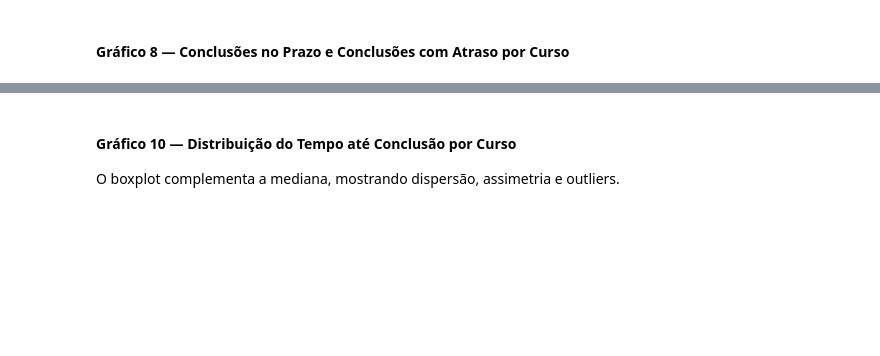
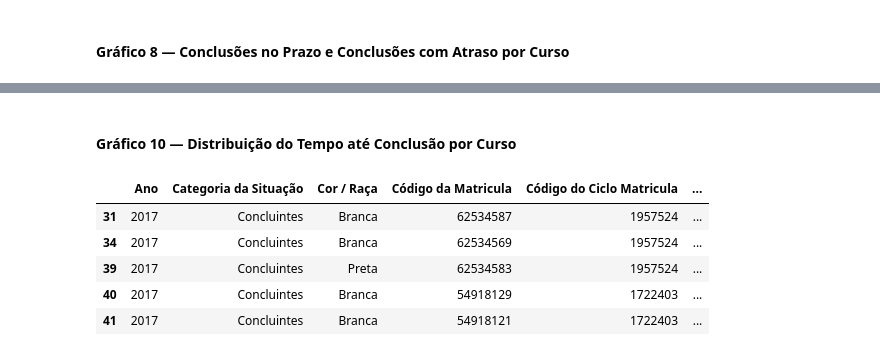
Before and after one commit to carolventuri/TCC, a Jupyter notebook: notebooks/2_graficos_visao_geral.ipynb, the cells around one changed output, grey strips where cells are left out. Cells and saved outputs as stored; diff of their text form; code cells hidden in the pictures; blank space fills up the shorter version.

```diff
--- a/notebooks/2_graficos_visao_geral.ipynb
+++ b/notebooks/2_graficos_visao_geral.ipynb
@@ -576,29 +540,40 @@ tempo_mediano.sort_values("Mediana", ascending=False) if len(df_conc) > 0 else p
 # %% [markdown]
 #### Gráfico 10 — Distribuição do Tempo até Conclusão por Curso
-
-O boxplot complementa a mediana, mostrando dispersão, assimetria e outliers.
 # %%
 if len(df_conc) > 0:
-    ordem_box = (
-        df_conc.groupby("Nome de Curso")["Anos_Conclusao"]
-        .median()
-        .sort_values(ascending=False)
-        .index.tolist()
-    )
+        ordem_box = (
+            df_conc
+            .groupby("Nome de Curso")["Anos_Conclusao"]
+            .median()
+            .sort_values(ascending=False)
+            .index
+            .tolist()
+        )
 
-    fig_g10 = px.box(
-        df_conc,
-        x="Nome de Curso",
-        y="Anos_Conclusao",
-        color="Nome de Curso",
-        color_discrete_map=CORES_CURSO_LIGHT,
-        points="outliers",
-        title="10 — Distribuição do Tempo até Conclusão por Curso",
-        labels={"Anos_Conclusao": "Anos após o ingresso", "Nome de Curso": ""},
-        category_orders={"Nome de Curso": ordem_box},
-    )
-    fig_g10.update_layout(showlegend=False, xaxis_tickangle=-30)
-    aplicar_layout_light(fig_g10)
-    fig_g10.show()
+        fig_g10 = px.box(
+            df_conc,
+            x="Nome de Curso",
+            y="Anos_Conclusao",
+            color="Nome de Curso",
+            color_discrete_map=CORES_CURSO_LIGHT,
+            points="outliers",
+            title="10 — Distribuição do Tempo até Conclusão por Curso",
+            labels={"Anos_Conclusao": "Anos até Conclusão","Nome de Curso": ""},
+            category_orders={"Nome de Curso": ordem_box},
+        )
+
+        fig_g10.update_layout(showlegend=False, xaxis_tickangle=-30)
+        aplicar_layout_light(fig_g10)
+        fig_g10.show()
+
 else:
-    print("Sem dados de concluintes para o filtro selecionado.")
+    print("Sem dados de concluídos para o filtro selecionado.")
+
+df_conc.head()
+# %% [output]
+|  | Ano | Categoria da Situação | Cor / Raça | Código da Matricula | Código do Ciclo Matricula | ... |
+| 31 | 2017 | Concluintes | Branca | 62534587 | 1957524 | ... |
+| 34 | 2017 | Concluintes | Branca | 62534569 | 1957524 | ... |
+| 39 | 2017 | Concluintes | Preta | 62534583 | 1957524 | ... |
+| 40 | 2017 | Concluintes | Branca | 54918129 | 1722403 | ... |
+| 41 | 2017 | Concluintes | Branca | 54918121 | 1722403 | ... |
```
Also changed, not shown: parts of 14 cells of this notebook, 10 other files.
